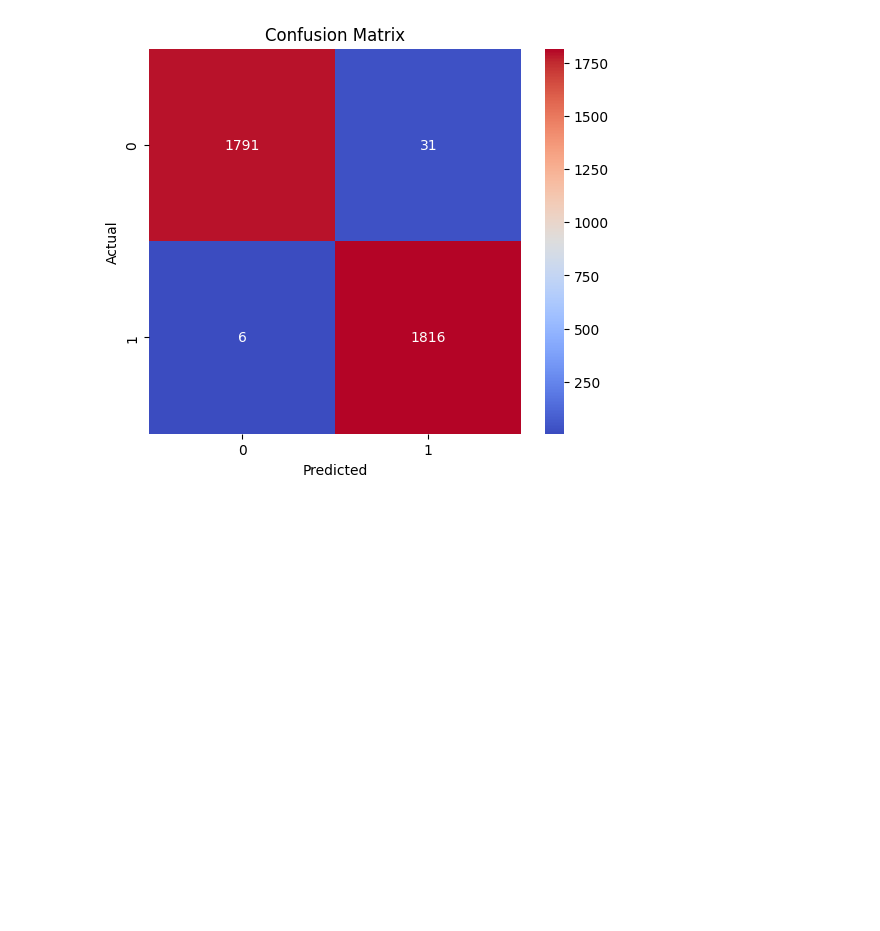
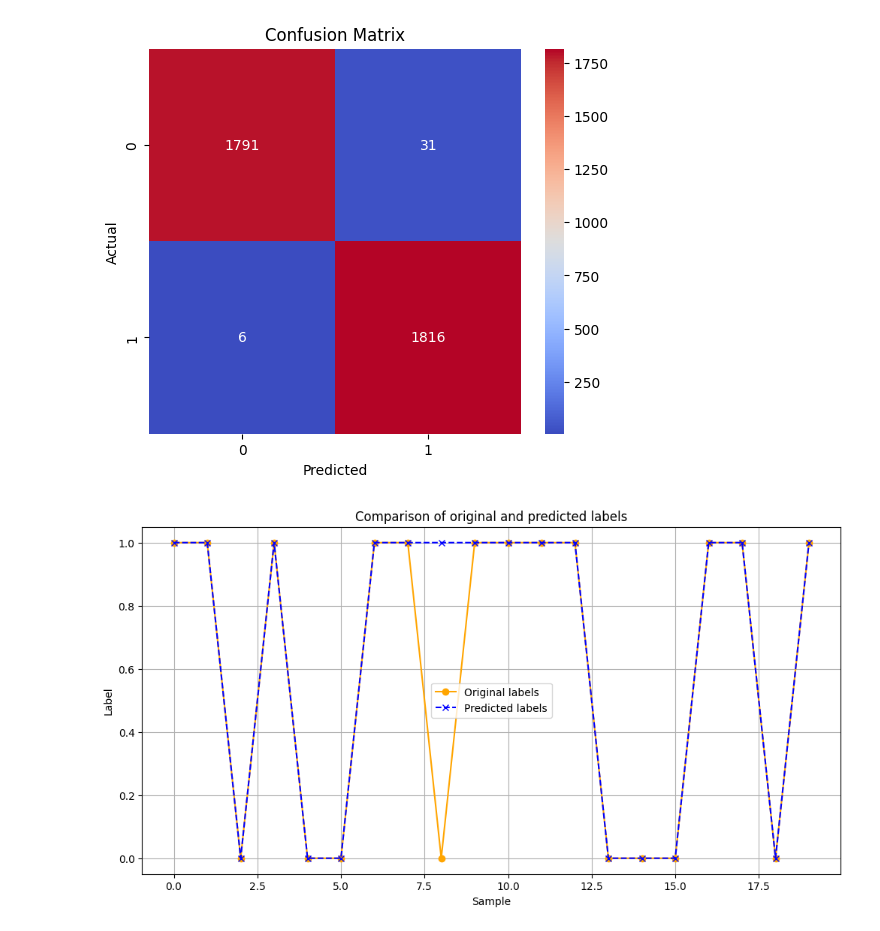
Before and after one commit to igorjakus/neurohackathon, a Jupyter notebook: src/svm.ipynb, the cells around one changed output. Cells and saved outputs as stored; diff of their text form; code cells hidden in the pictures; blank space fills up the shorter version.

Commit message:
feat: Add simple visualisation to SVM

```diff
--- a/src/svm.ipynb
+++ b/src/svm.ipynb
@@ -47,6 +48,24 @@ def plot_confusion_matrix(y_true, y_pred):
 plot_confusion_matrix(y_test,y_pred)
 # %% [output]
 [figure]
+# %%
+# Plot comparison of original and predicted labels
+num_samples_to_plot = 20
+indices = np.arange(num_samples_to_plot)
+original_labels = y_test[:num_samples_to_plot]
+predicted_labels = y_pred[:num_samples_to_plot]
+
+plt.figure(figsize=(12, 6))
+plt.plot(indices, original_labels, marker='o', linestyle='-', color='orange', label='Original labels')
+plt.plot(indices, predicted_labels, marker='x', linestyle='--', color='blue', label='Predicted labels')
+plt.xlabel("Sample")
+plt.ylabel("Label")
+plt.title("Comparison of original and predicted labels")
+plt.legend()
+plt.grid(True)
+plt.show()
+# %% [output]
+[figure, added]
 # %%
 # Save the trained model and scaler
 def save_model():
```
Also changed, not shown: parts of 1 cell of this notebook.
